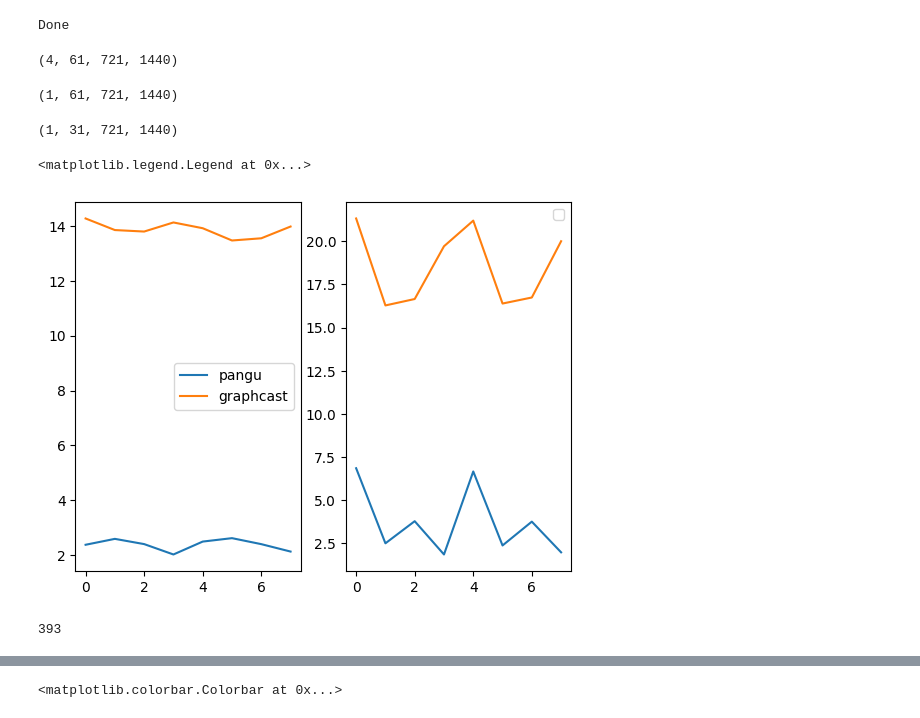
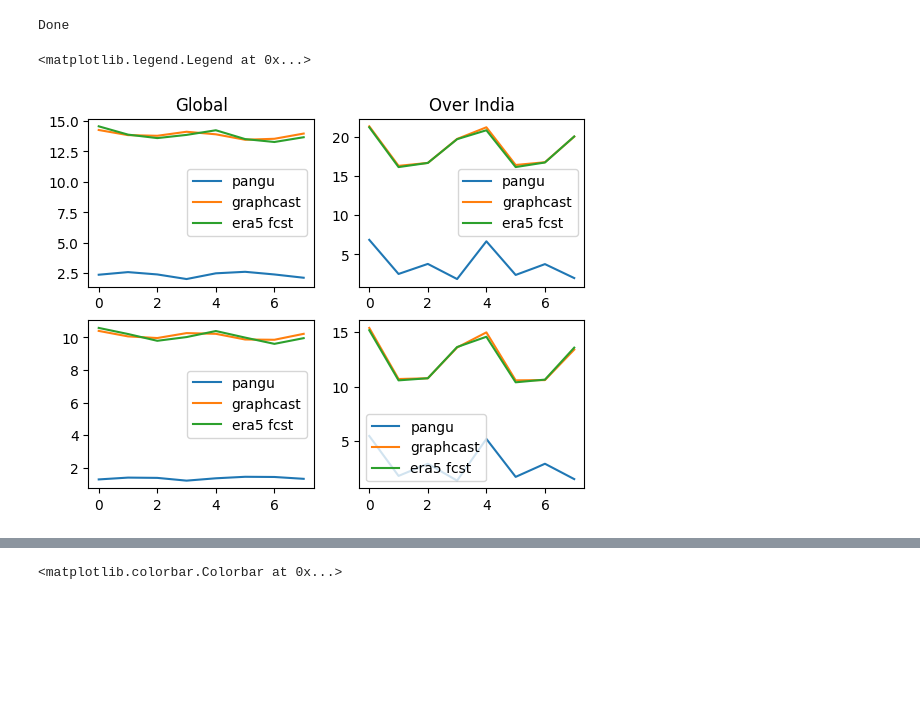
Before and after one commit to amangupta2/ai_weather, a Jupyter notebook: docs/source/wbx_quickstart.ipynb, the cells around one changed output, grey strips where cells are left out. Saved outputs shown, nothing was run; the diff lists cells and outputs as text; code cells hidden in the pictures; blank space fills up the shorter version.

```diff
--- a/docs/source/wbx_quickstart.ipynb
+++ b/docs/source/wbx_quickstart.ipynb
@@ -217,33 +220,20 @@ t_graphcastoper = data_graphcastoper['2m_temperature'][0,0:8,:,:].values
 u_graphcastoper = data_graphcastoper['10m_u_component_of_wind'][0,0:8,:,:].values
 v_graphcastoper = data_graphcastoper['10m_v_component_of_wind'][0,0:8,:,:].values
 
-t_ifshres_fcst  = data_ifshres_fcst['2m_temperature'][0,:,:].values
-u_ifshres_fcst  = data_ifshres_fcst['10m_u_component_of_wind'][0,:,:].values
-v_ifshres_fcst  = data_ifshres_fcst['10m_v_component_of_wind'][0,:,:].values
+t_ifshres_fcst  = data_ifshres_fcst['2m_temperature'].values
+u_ifshres_fcst  = data_ifshres_fcst['10m_u_component_of_wind'].values
+v_ifshres_fcst  = data_ifshres_fcst['10m_v_component_of_wind'].values
 
-t_ifsens_fcst   = data_ifsens_fcst['2m_temperature'][0,:,:].values
-u_ifsens_fcst   = data_ifsens_fcst['10m_u_component_of_wind'][0,:,:].values
-v_ifsens_fcst   = data_ifsens_fcst['10m_v_component_of_wind'][0,:,:].values
+t_ifsens_fcst   = data_ifsens_fcst['2m_temperature'][0,0:8,:,:].values
+u_ifsens_fcst   = data_ifsens_fcst['10m_u_component_of_wind'][0,0:8,:,:].values
+v_ifsens_fcst   = data_ifsens_fcst['10m_v_component_of_wind'][0,0:8,:,:].values
 
-t_era5_fcst     = data_era5_fcst['2m_temperature'][0,:,:].values
-u_era5_fcst     = data_era5_fcst['10m_u_component_of_wind'][0,:,:].values
-v_era5_fcst     = data_era5_fcst['10m_v_component_of_wind'][0,:,:].values
-
+t_era5_fcst     = data_era5_fcst['2m_temperature'][0,0:8,:,:].values
+u_era5_fcst     = data_era5_fcst['10m_u_component_of_wind'][0,0:8,:,:].values
+v_era5_fcst     = data_era5_fcst['10m_v_component_of_wind'][0,0:8,:,:].values
 
 # example
 #t_fuxi.shape
-# %%
-data_ifsens_fcst['2m_temperature'].shape
-# %% [output]
-(4, 61, 721, 1440)
-# %%
-data_ifsens_fcst['2m_temperature'].shape
-# %% [output]
-(1, 61, 721, 1440)
-# %%
-data_era5_fcst['2m_temperature'].shape
-# %% [output]
-(1, 31, 721, 1440)
 # %%
 # Compute latitude weighted RMSE wrt ERA5: globally and over India
 def RMSE(pred, truth, lat):
@@ -276,37 +266,53 @@ def ACC(pred, truth, lat):
 # %%
 # ---------- RMSE for ERA5 initialized models ------------------------------
 rmse_pangu_global    , rmse_pangu_india     = RMSE(t_pangu,t_era5,lat)
 rmse_graphcast_global, rmse_graphcast_india = RMSE(t_graphcast,t_era5,lat)
 rmse_fuxi_global     , rmse_fuxi_india      = RMSE(t_fuxi,t_era5,lat)
+rmse_era5fcst_global , rmse_era5fcst_india  = RMSE(t_era5_fcst,t_era5,lat)
 # ---------- MAE for ERA5 initialized models ------------------------------
 mae_pangu_global    , mae_pangu_india     = MAE(t_pangu,t_era5,lat)
 mae_graphcast_global, mae_graphcast_india = MAE(t_graphcast,t_era5,lat)
 mae_fuxi_global     , mae_fuxi_india      = MAE(t_fuxi,t_era5,lat)
+mae_era5fcst_global , mae_era5fcst_india  = MAE(t_era5_fcst,t_era5,lat)
 
 
 # ---------- RMSE for HRES initialized models) -----------------------------
 rmse_panguoper_global    , rmse_panguoper_india     = RMSE(t_panguoper,t_hres,lat)
 rmse_graphcastopen_global, rmse_graphcastoper_india = RMSE(t_graphcastoper,t_hres,lat)
 # ---------- MAE for HRES initialized models) -----------------------------
 mae_panguoper_global    , rmse_panguoper_india     = MAE(t_panguoper,t_hres,lat)
 mae_graphcastopen_global, rmse_graphcastoper_india = MAE(t_graphcastoper,t_hres,lat)
 
 
-plt.subplot(121)
+plt.subplot(221)
 plt.plot(rmse_pangu_global, label='pangu')
 plt.plot(rmse_graphcast_global, label='graphcast')
+plt.plot(rmse_era5fcst_global, label='era5 fcst')
+#plt.plot(rmse_fuxi_global)
+plt.title('Global')
+plt.legend()
+
+plt.subplot(222)
+plt.plot(rmse_pangu_india, label='pangu')
+plt.plot(rmse_graphcast_india, label='graphcast')
+plt.plot(rmse_era5fcst_india, label='era5 fcst')
+#plt.plot(rmse_fuxi_india)
+plt.title('Over India')
+plt.legend()
+
+plt.subplot(223)
+plt.plot(mae_pangu_global, label='pangu')
+plt.plot(mae_graphcast_global, label='graphcast')
+plt.plot(mae_era5fcst_global, label='era5 fcst')
 #plt.plot(rmse_fuxi_global)
 plt.legend()
 
-plt.subplot(122)
-plt.plot(rmse_pangu_india)
-plt.plot(rmse_graphcast_india)
-#plt.plot(rmse_fuxi_india)
+plt.subplot(224)
+plt.plot(mae_pangu_india, label='pangu')
+plt.plot(mae_graphcast_india, label='graphcast')
+plt.plot(mae_era5fcst_india, label='era5 fcst')
+#plt.plot(rmse_fuxi_global)
 plt.legend()
 # %% [output]
 <matplotlib.legend.Legend at 0x...>
-[figure, old version]
+[figure, new version]
-# %%
-98*4+1
-# %% [output]
-393
```
Also changed, not shown: parts of 4 cells of this notebook.
